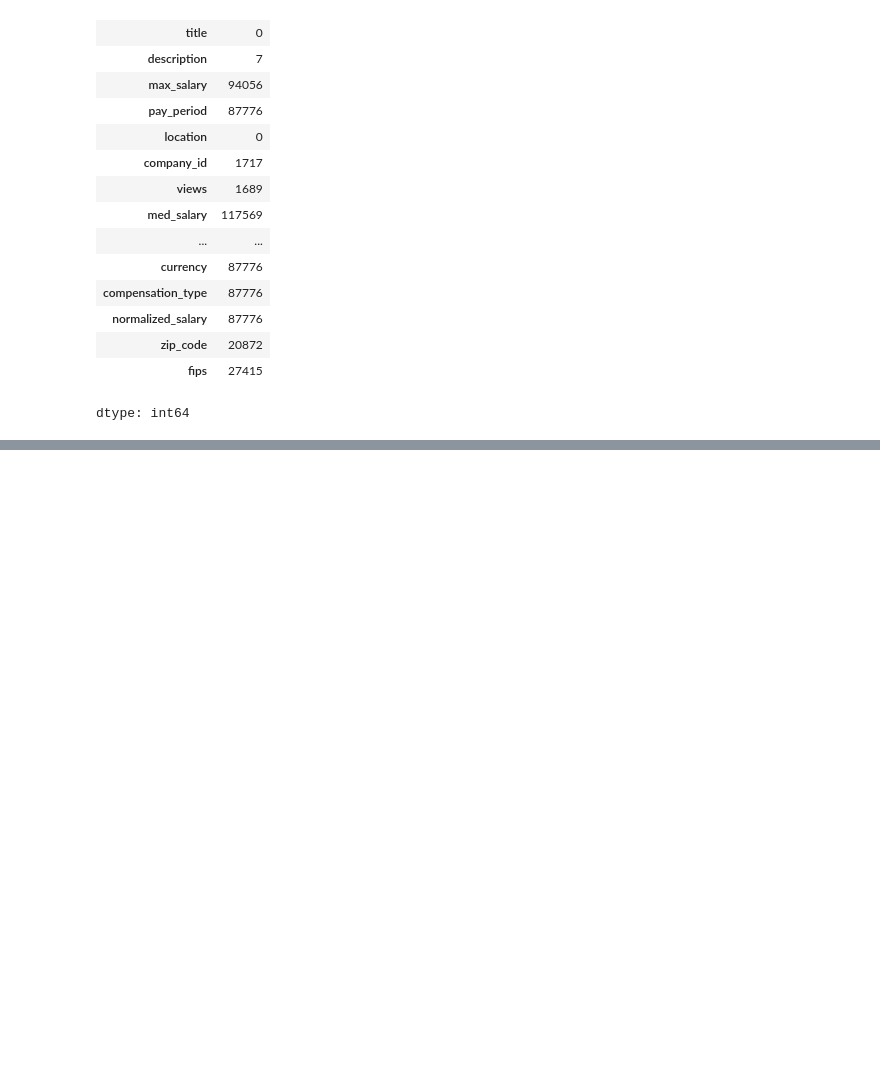
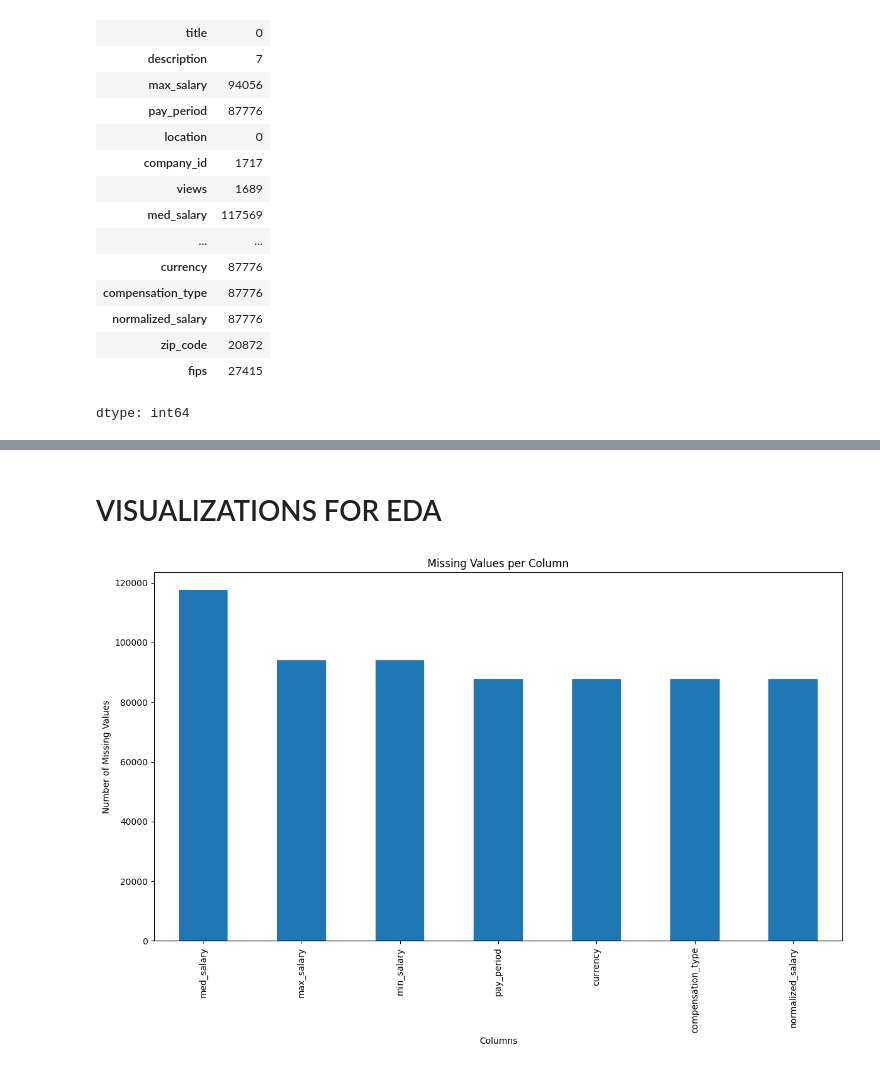
Before and after one commit to ShivaniSinghRajawat/Linkedin-Job-Posting-Analysis, a Jupyter notebook: Linkedin_Job_Posting_Analysis.ipynb, the cells around one changed output, grey strips where cells are left out. Saved outputs shown, nothing was run; the diff lists cells and outputs as text; code cells hidden in the pictures; blank space fills up the shorter version.

```diff
--- a/Linkedin_Job_Posting_Analysis.ipynb
+++ b/Linkedin_Job_Posting_Analysis.ipynb
@@ -177,0 +312,8 @@ dtype: int64
+# %%
+df['salary_available'] = df['min_salary'].notnull().astype(int)
+# %%
+df['applies'] = df['applies'].fillna(0)
+# %%
+df['remote_allowed'] = df['remote_allowed'].fillna(0)
+# %%
+df['formatted_experience_level'] = df['formatted_experience_level'].fillna("Not specified")
@@ -177,0 +341,18 @@ dtype: int64
+# %% [markdown]
+<h1>VISUALIZATIONS FOR EDA
+# %%
+import matplotlib.pyplot as plt
+
+# Calculate missing values
+missing = df.isnull().sum()
+missing = missing[missing > 0].sort_values(ascending=False)
+
+plt.figure(figsize=(12, 8))
+missing.plot(kind='bar')
+plt.title("Missing Values per Column")
+plt.ylabel("Number of Missing Values")
+plt.xlabel("Columns")
+plt.tight_layout()
+plt.show()
+# %% [output]
+[figure, added]
```
Also changed, not shown: parts of 47 cells of this notebook.
